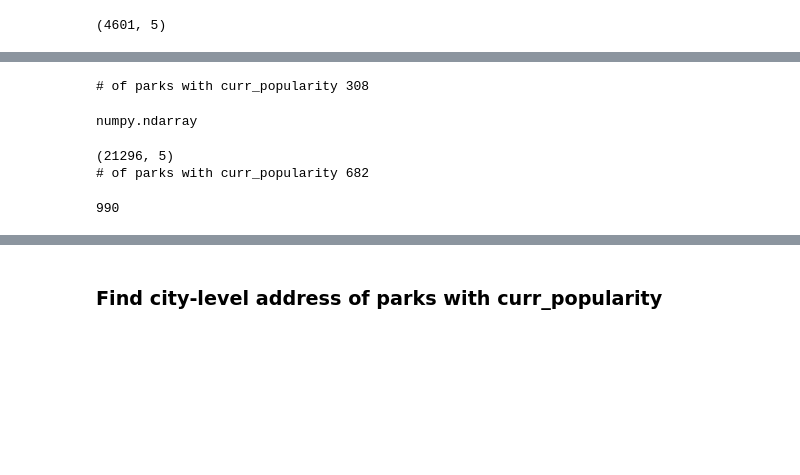
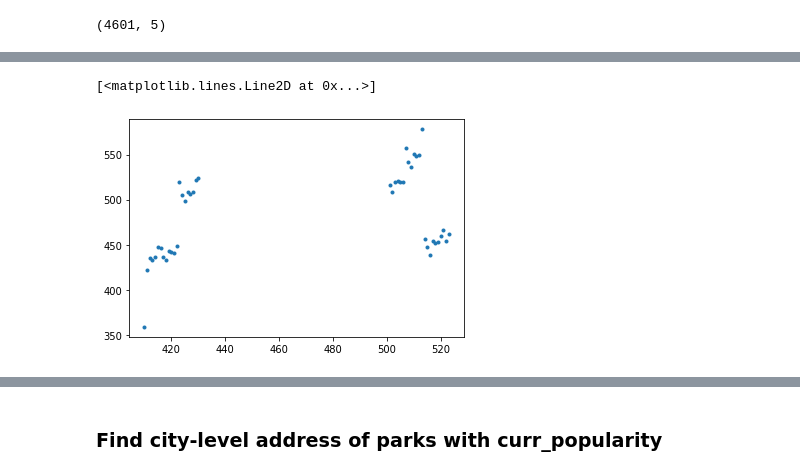
Before and after one commit to qcabel/park-recommendation, a Jupyter notebook: get_weather_data.ipynb, the cells around one changed output, grey strips where cells are left out. Saved outputs shown, nothing was run; the diff lists cells and outputs as text; code cells hidden in the pictures; blank space fills up the shorter version.

```diff
--- a/get_weather_data.ipynb
+++ b/get_weather_data.ipynb
@@ -149,3 +153,10 @@ def load_curr_popularity(input_db):
     df = pd.read_sql_query("SELECT id, request_id, rating_n, timestamp, curr_popularity FROM curr_popularity  WHERE curr_popularity >= 0", conn)
     conn.close()
     return df
+
+def park_with_curr_popularity(curr_df, id_type='id', verbose=True):
+    # find the unique place id with 'curr_popularity'
+    place_with_currpop = curr_df[curr_df['curr_popularity']>=0][id_type].unique()
+    if verbose:
+        print('# of parks with curr_popularity ' + str(place_with_currpop.shape[0]))
+    return place_with_currpop
@@ -158,26 +163,13 @@ philly_curr_pop.shape
-# %%
-def park_with_curr_popularity(curr_df, id_type='id'):
-    # find the unique place id with 'curr_popularity'
-    place_with_currpop = curr_df[curr_df['curr_popularity']>=0]['id'].unique()
-    print('# of parks with curr_popularity ' + str(place_with_currpop.shape[0]))
-    return place_with_currpop
-# %%
-philly_with_currpop = park_with_curr_popularity(curr_df=philly_curr_pop, id_type='request_id')
-# %% [output]
-# of parks with curr_popularity 308
-# %%
-type(philly_with_currpop)
-# %% [output]
-numpy.ndarray
-# %%
-nyc_curr_pop = load_curr_popularity(input_db='data/nyc_outdoor_popularity_half_hour_0404_0405.db')
-print(nyc_curr_pop.shape)
-nyc_with_currpop = park_with_curr_popularity(curr_df=nyc_curr_pop, id_type='request_id')
-# %% [output]
-(21296, 5)
-# of parks with curr_popularity 682
-# %%
-park_id_with_curr_pop = list(philly_with_currpop) + list(nyc_with_currpop)
-len(set(park_id_with_curr_pop))
-# %% [output]
-990
+# %%
+# number of parks with live google data on popularity
+date1 = list(range(410, 431)) + list(range(501, 524))
+date2 = date1[1:] + [524]
+unique_parks = []
+for day1, day2 in zip(date1, date2):
+    philly_curr_pop = load_curr_popularity(input_db=f"data/philly_outdoor_popularity_half_hour_0{day1}_0{day2}.db")
+    philly_with_currpop = park_with_curr_popularity(curr_df=philly_curr_pop, id_type='request_id', verbose=False)
+    unique_parks += [len(philly_with_currpop)]
+plt.plot(date1, unique_parks, '.')
+# %% [output]
+[<matplotlib.lines.Line2D at 0x...>]
+[figure, added]
```
Also changed, not shown: parts of 31 cells of this notebook.
